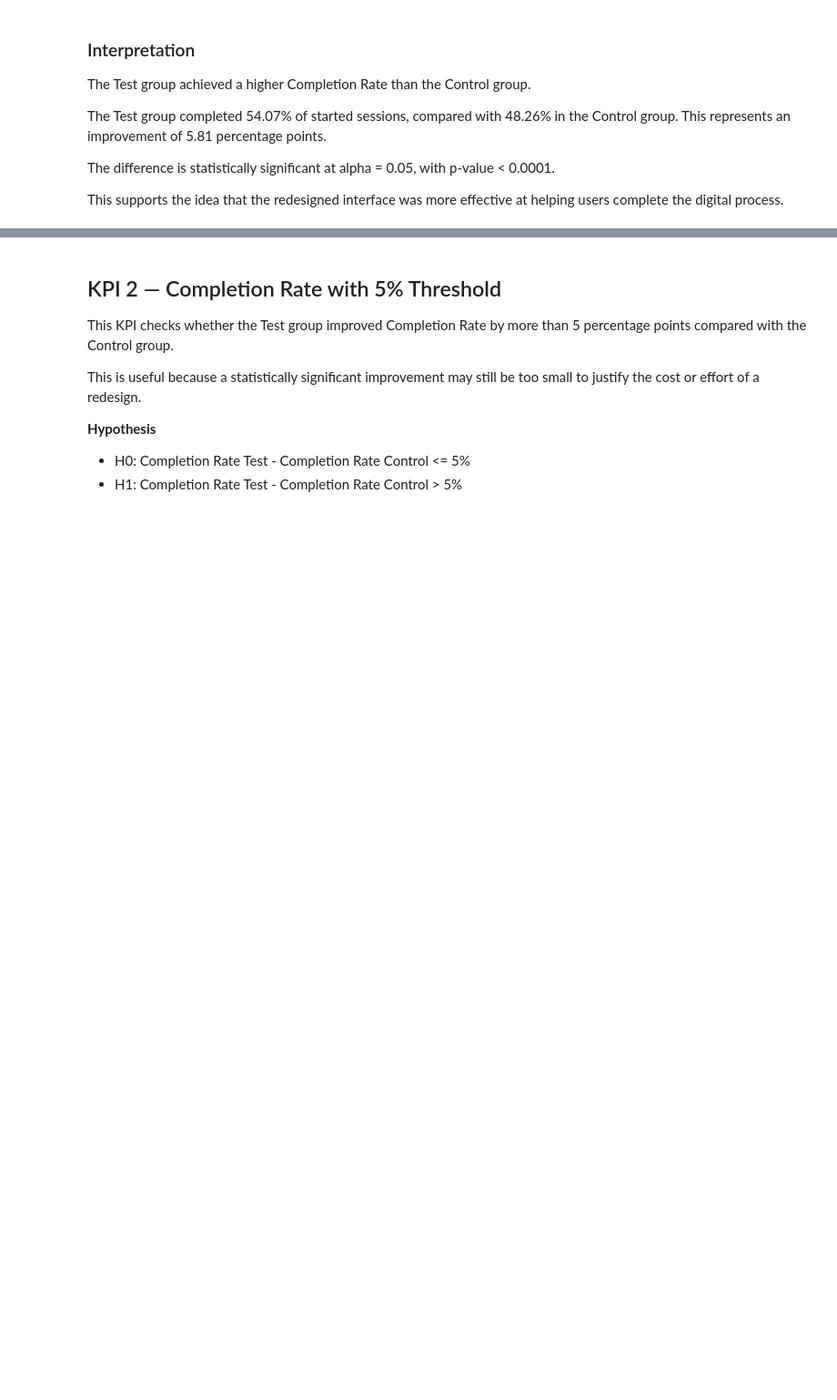
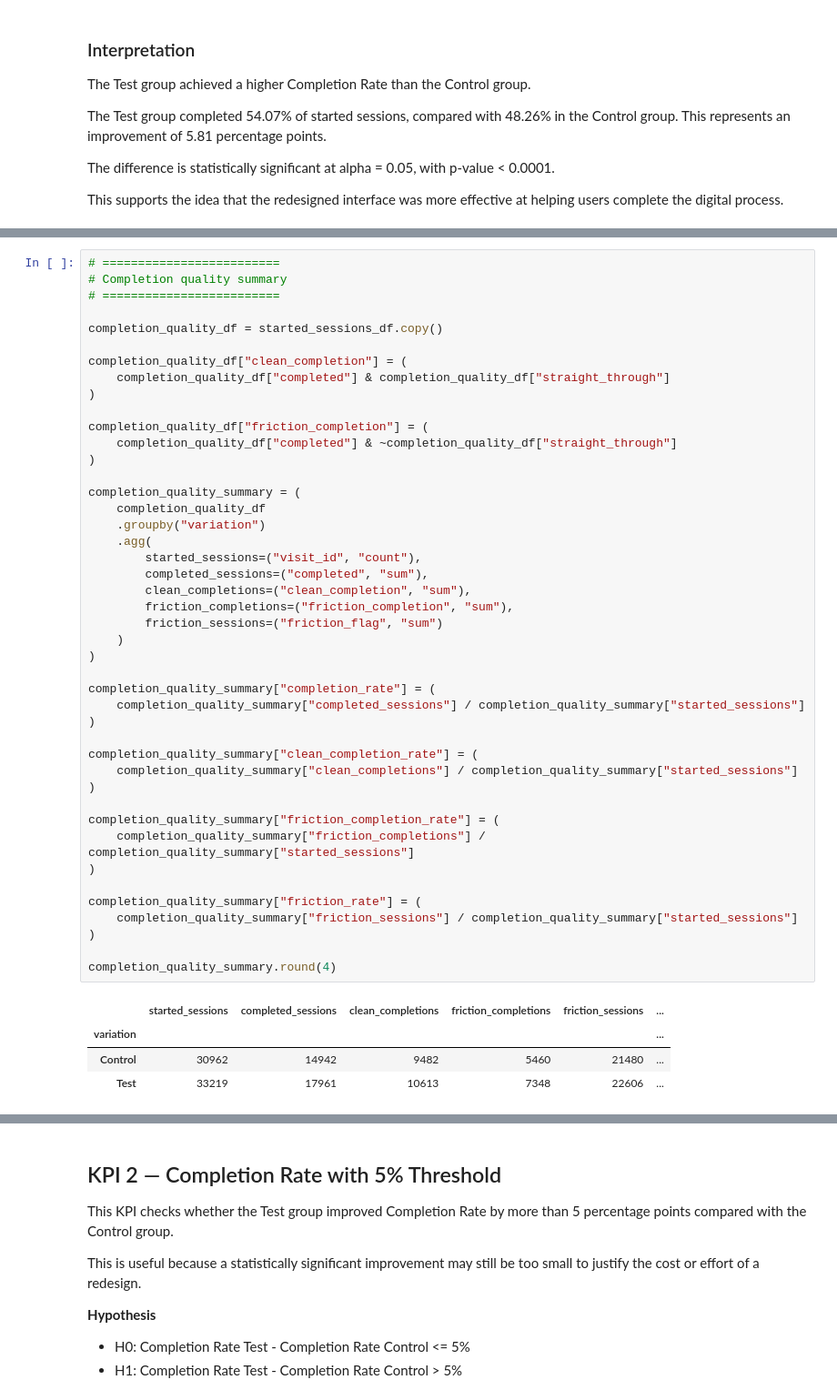
Before and after one commit to bloodnickel/Project_Vanguard_AB_Test_Analysis, a Jupyter notebook: 2_Python_Notebook/KPI_AB_Testing_Analysis.ipynb, the cells around one changed output, grey strips where cells are left out. Shown at 91% size. Saved outputs shown, nothing was run; the diff lists cells and outputs as text; blank space fills up the shorter version.

```diff
--- a/2_Python_Notebook/KPI_AB_Testing_Analysis.ipynb
+++ b/2_Python_Notebook/KPI_AB_Testing_Analysis.ipynb
@@ -329,0 +380,49 @@ This supports the idea that the redesigned interface was more effective at helpi
+# %%
+# =========================
+# Completion quality summary
+# =========================
+
+completion_quality_df = started_sessions_df.copy()
+
+completion_quality_df["clean_completion"] = (
+    completion_quality_df["completed"] & completion_quality_df["straight_through"]
+)
+
+completion_quality_df["friction_completion"] = (
+    completion_quality_df["completed"] & ~completion_quality_df["straight_through"]
+)
+
+completion_quality_summary = (
+    completion_quality_df
+    .groupby("variation")
+    .agg(
+        started_sessions=("visit_id", "count"),
+        completed_sessions=("completed", "sum"),
+        clean_completions=("clean_completion", "sum"),
+        friction_completions=("friction_completion", "sum"),
+        friction_sessions=("friction_flag", "sum")
+    )
+)
+
+completion_quality_summary["completion_rate"] = (
+    completion_quality_summary["completed_sessions"] / completion_quality_summary["started_sessions"]
+)
+
+completion_quality_summary["clean_completion_rate"] = (
+    completion_quality_summary["clean_completions"] / completion_quality_summary["started_sessions"]
+)
+
+completion_quality_summary["friction_completion_rate"] = (
+    completion_quality_summary["friction_completions"] / completion_quality_summary["started_sessions"]
+)
+
+completion_quality_summary["friction_rate"] = (
+    completion_quality_summary["friction_sessions"] / completion_quality_summary["started_sessions"]
+)
+
+completion_quality_summary.round(4)
+# %% [output]
+|  | started_sessions | completed_sessions | clean_completions | friction_completions | friction_sessions | ... |
+| variation |  |  |  |  |  | ... |
+| Control | 30962 | 14942 | 9482 | 5460 | 21480 | ... |
+| Test | 33219 | 17961 | 10613 | 7348 | 22606 | ... |
```
Also changed, not shown: parts of 11 cells of this notebook, 4 other files.
